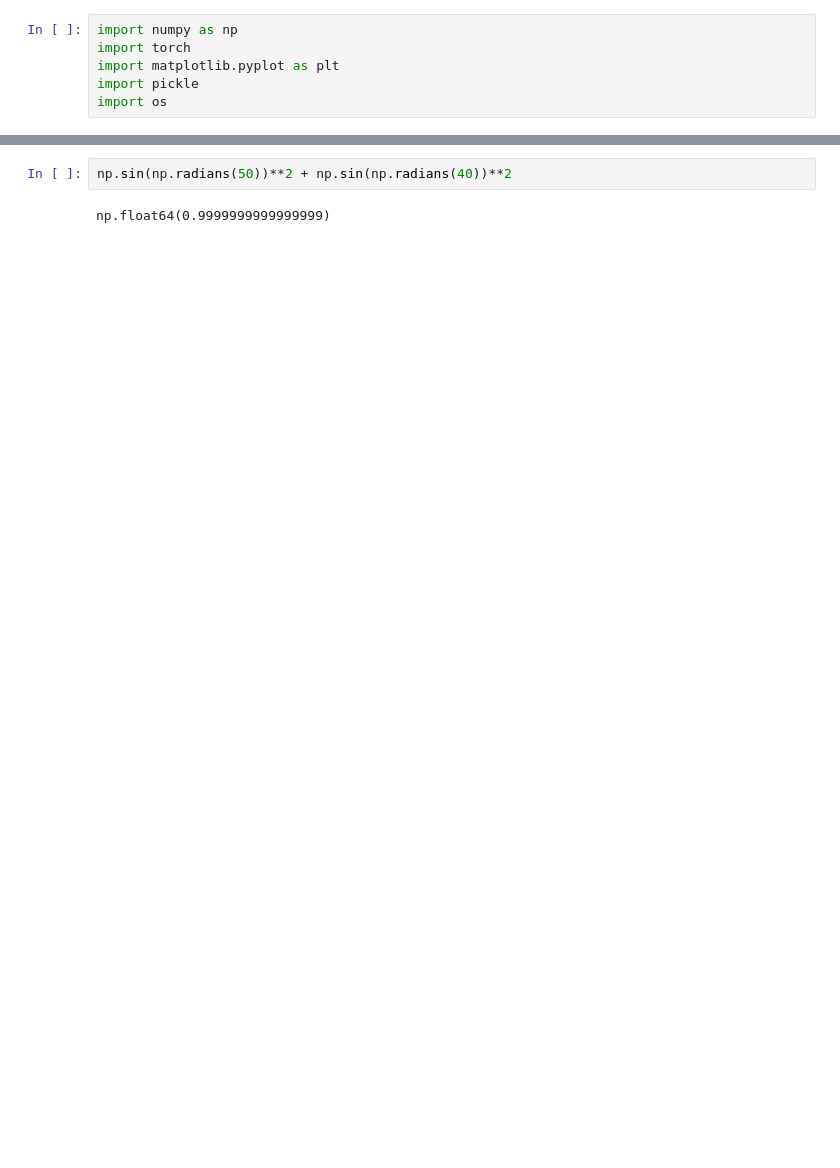
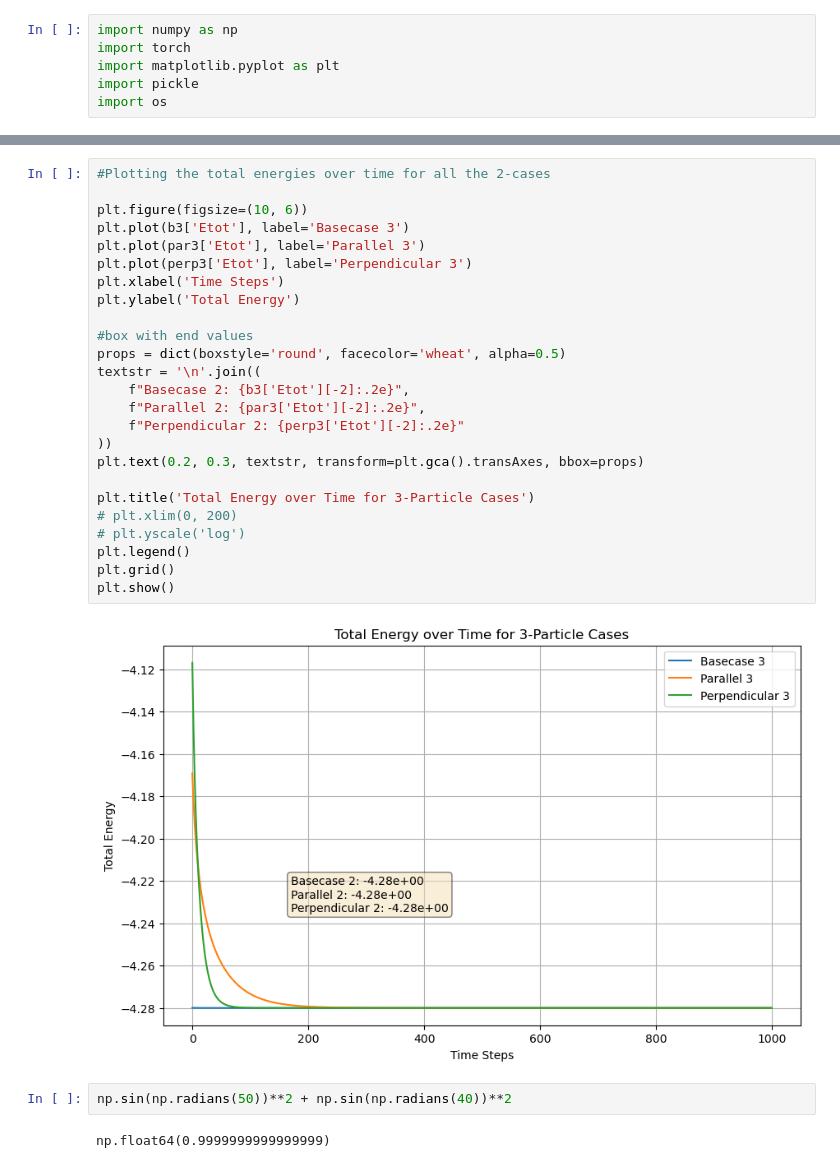
Before and after one commit to SebastianUtecht/dynamicCellModel, a Jupyter notebook: code/scratch.ipynb, the cells around one changed output, grey strips where cells are left out. Cells and saved outputs as stored; diff of their text form; blank space fills up the shorter version.

```diff
--- a/code/scratch.ipynb
+++ b/code/scratch.ipynb
@@ -7,3 +158,30 @@ import os
+# %%
+#Plotting the total energies over time for all the 2-cases
+
+plt.figure(figsize=(10, 6))
+plt.plot(b3['Etot'], label='Basecase 3')
+plt.plot(par3['Etot'], label='Parallel 3')
+plt.plot(perp3['Etot'], label='Perpendicular 3')
+plt.xlabel('Time Steps')
+plt.ylabel('Total Energy')
+
+#box with end values
+props = dict(boxstyle='round', facecolor='wheat', alpha=0.5)
+textstr = '\n'.join((
+    f"Basecase 2: {b3['Etot'][-2]:.2e}",
+    f"Parallel 2: {par3['Etot'][-2]:.2e}",
+    f"Perpendicular 2: {perp3['Etot'][-2]:.2e}"
+))
+plt.text(0.2, 0.3, textstr, transform=plt.gca().transAxes, bbox=props)
+
+plt.title('Total Energy over Time for 3-Particle Cases')
+# plt.xlim(0, 200)
+# plt.yscale('log')
+plt.legend()
+plt.grid()
+plt.show()
+# %% [output]
+[figure, added]
 # %%
 np.sin(np.radians(50))**2 + np.sin(np.radians(40))**2
 # %% [output]
```
Also changed, not shown: parts of 11 cells of this notebook, 4 other files.
